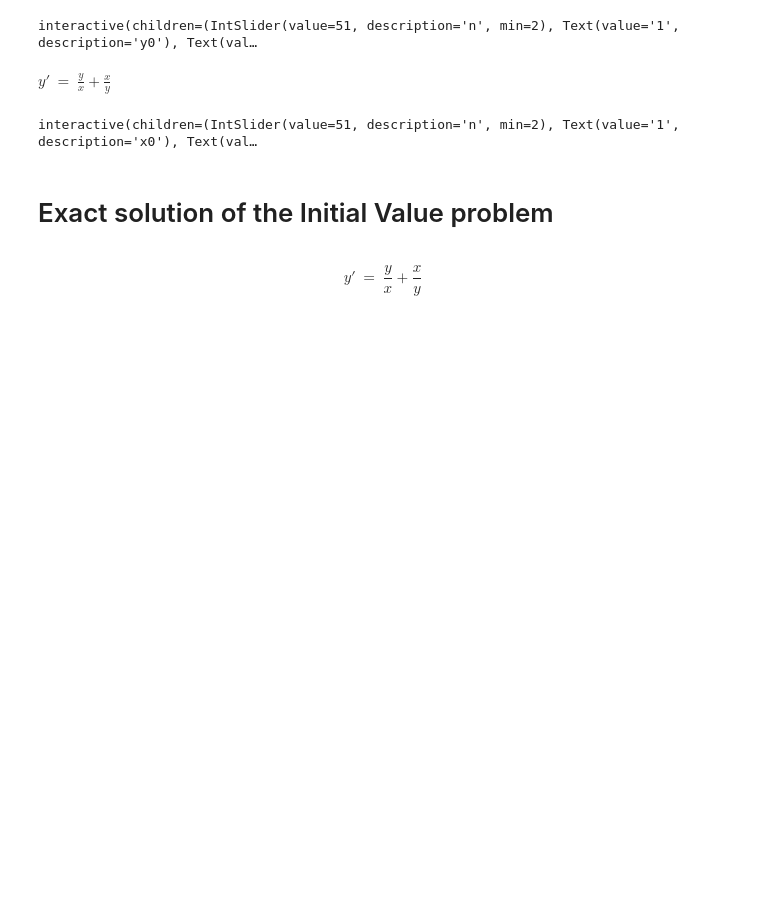
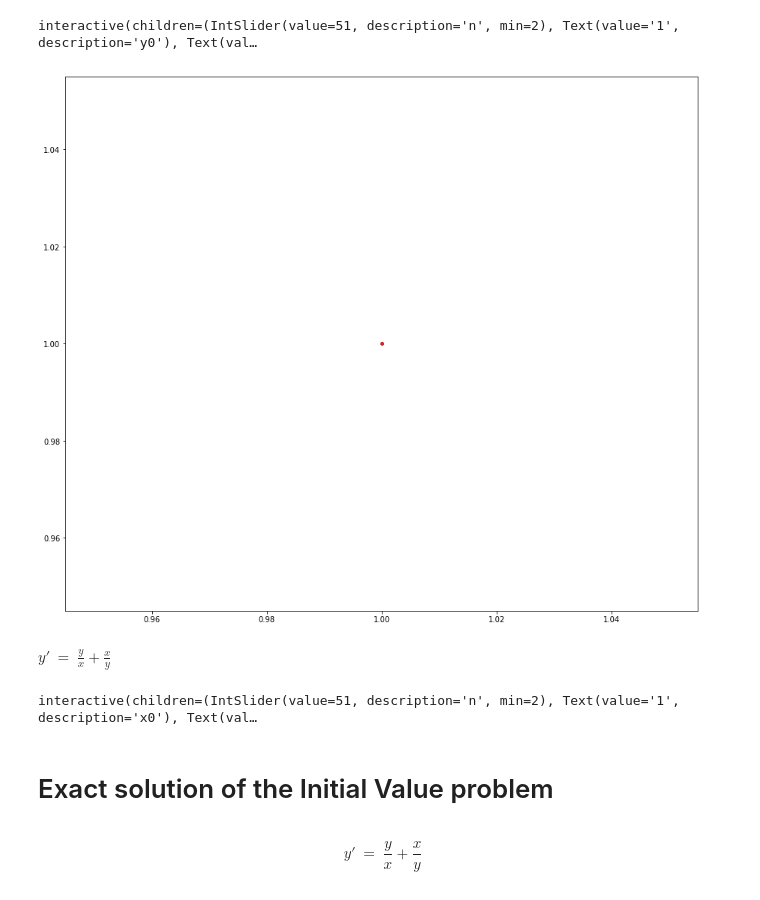
Before and after one commit to dariamikl/Numerical-methods-project, a Jupyter notebook: Untitled2.ipynb, the cells around one changed output. Cells and saved outputs as stored; diff of their text form; code cells hidden in the pictures; blank space fills up the shorter version.

```diff
--- a/Untitled2.ipynb
+++ b/Untitled2.ipynb
@@ -10,30 +10,20 @@ def f(x,y):
         return y/x + x/y
 
 def euler(n, y0, x0, xb):
-
-    #h = 0.1
     h = (xb-x0)/float(n)
     x = np.linspace(x0, xb, n)
     y = np.zeros([n])
     y[0] = y0
-    def f(x,y):
-        return y/x + x/y
     for i in range (1,n):
         y[i] = y[i-1] + h*f(x[i-1], y[i-1])
 
     return [x, y]
 
 def runge_kutta(n, y0, x0, xb):
-
-
-    #h = 0.1
-    def f(x,y):
-        return y/x + x/y
     h = (xb-x0)/float(n)
     x = np.linspace(x0, xb, n)
     y = np.zeros([n])
     y[0] = y0
-
     for i in range (1,n):
         k1 = h*f(x[i-1], y[i-1])
         k2 = h*f(x[i-1] + (h*0.5), y[i-1] + (k1*0.5))
@@ -41,12 +31,9 @@ def runge_kutta(n, y0, x0, xb):
         k4 = h*f(x[i-1] + h, y[i-1] + k3)
         delta_y = (k1+2*k2+2*k3+k4)/6
         y[i] = y[i-1] + delta_y
-
     return [x,y]
 
 def improved_euler(n, y0, x0, xb):
-
-    #h = 0.1
     h = (xb-x0)/float(n)
     x = np.linspace(x0, xb, n)
     y = np.zeros([n])
@@ -76,33 +63,34 @@ def graph(n, y0, x0, xb, Euler, Improved_Euler, Runge_Kutta, Exact)  :
     xb = float(xb)
     n = int(n)
     h = (xb-x0)/float(n)
     %matplotlib inline
     [x_e, y_e] = euler(n, y0, x0, xb)
     [x_ie, y_ie] = improved_euler(n, y0, x0, xb)
     [x_rk, y_rk] = runge_kutta(n, y0, x0, xb)
     [x, y] = exact(n, y0, x0, xb)
     plt.rcParams["figure.figsize"] = (15,13)
     if Euler:
         plt.plot(x_e,y_e,marker='.', label = "Euler")
     if Improved_Euler:
         plt.plot(x_ie, y_ie, marker ='.', label="Improved Euler")
     if Runge_Kutta:
         plt.plot(x_rk, y_rk, marker='.', label = "Runge-Kutta")
     if Exact:
         plt.plot(x, y,marker='.', label="Exact")
     plt.xticks(np.arange(x0, xb, step=h),rotation='vertical', fontsize=8)
     plt.grid( linestyle='-')
     plt.legend()
     plt.xlabel('X value')
     plt.ylabel('Y label')
     plt.title("Numerical methods")
     plt.show()
 interactive_plot = interactive(graph, n=(2,100), y0='1', x0='1', xb='2.3', Euler = True, Improved_Euler=True, Runge_Kutta=True, Exact=True)
 output = interactive_plot.children[-1]
 output.layout.height = '1000px'
 interactive_plot
 # %% [output]
 interactive(children=(IntSlider(value=51, description='n', min=2), Text(value='1', description='y0'), Text(val…
+[figure, added]
 # %% [markdown]
 $y'\:=\:\frac{y}{x}+\frac{x}{y}$
 # %%
```
Also changed, not shown: parts of 16 cells of this notebook, 1 other file.
